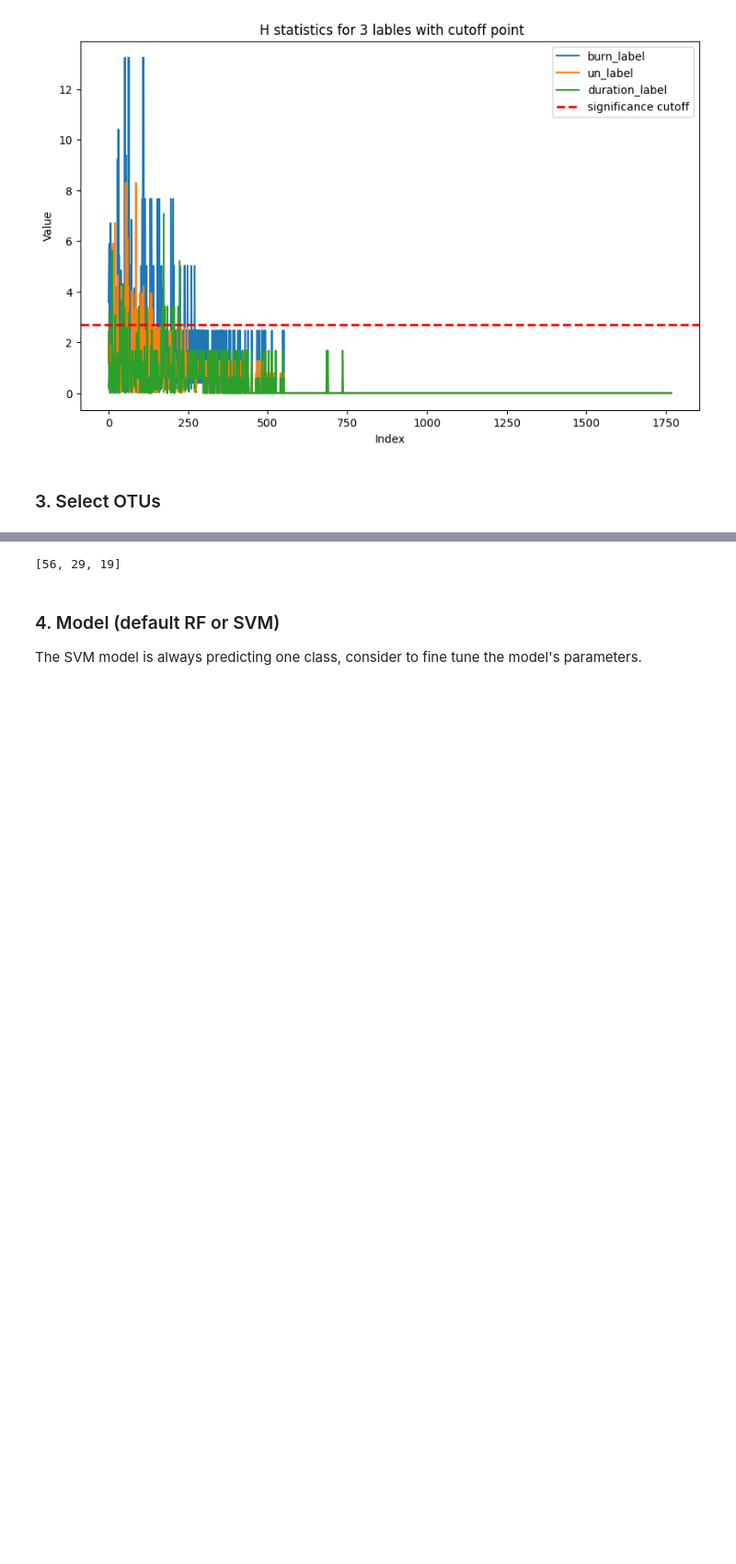
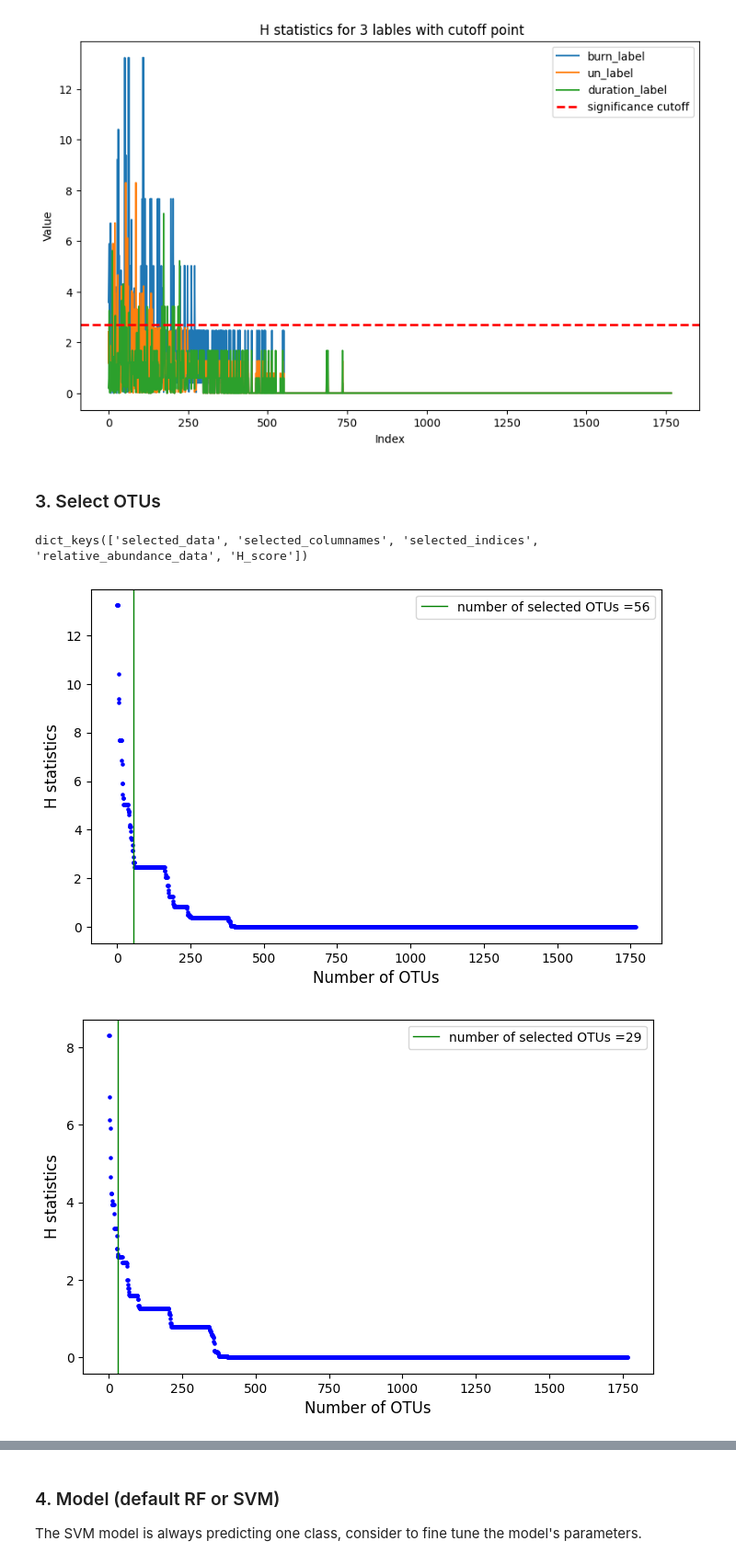
Before and after one commit to mengling-he/SelectMicro_24new, a Jupyter notebook: Analysis/Soil_smoky/script/SmokyData2-split.ipynb, the cells around one changed output, grey strips where cells are left out. Shown at 92% size. Saved outputs shown, nothing was run; the diff lists cells and outputs as text; code cells hidden in the pictures; blank space fills up the shorter version.

```diff
--- a/Analysis/Soil_smoky/script/SmokyData2-split.ipynb
+++ b/Analysis/Soil_smoky/script/SmokyData2-split.ipynb
@@ -170,9 +121,12 @@ plt.show()
 ### 3. Select OTUs
 # %%
 # select the OTUs
-selectedOTU_index_list = []
-eps_list = []
+selected_list = []
 for i in range(yList.shape[1]):
-    selectedOTU_index, eps=FS.indice_H_unisig(weights[i,:],yList[:,i])
-    selectedOTU_index_list.append(selectedOTU_index)
-    eps_list.append(eps)
+    selectedresult=FS.SelectMicro_fun(df,yList[:,i])
+    selected_list.append(selectedresult)
+selected_list[0].keys()
+# %% [output]
+dict_keys(['selected_data', 'selected_columnames', 'selected_indices', 'relative_abundance_data', 'H_score'])
+[figure, added]
+[figure, added]
@@ -179,4 +133,0 @@ for i in range(yList.shape[1]):
-# %%
-eps_list
-# %% [output]
-[56, 29, 19]
```
Also changed, not shown: parts of 17 cells of this notebook, 29 other files.
